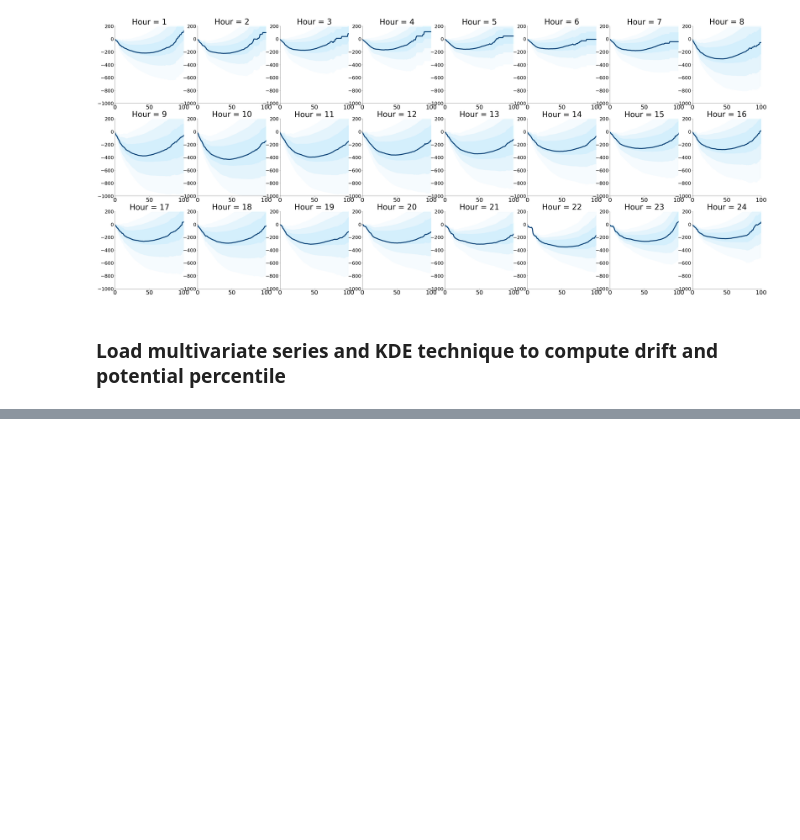
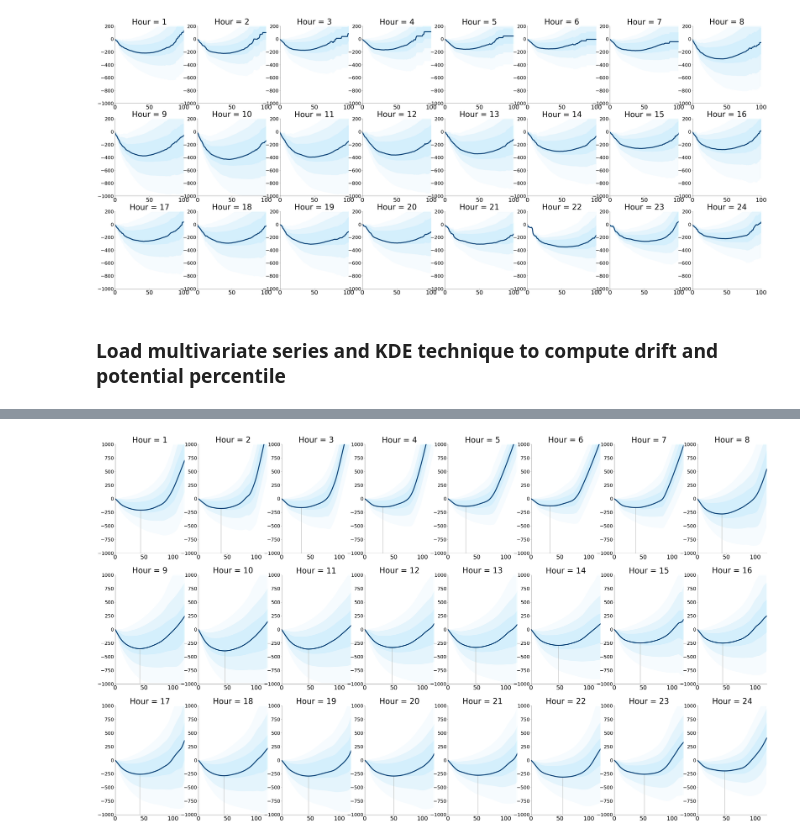
Before and after one commit to NonoMalpi/electricity, a Jupyter notebook: notebooks/potential_comparison.ipynb, the cells around one changed output, grey strips where cells are left out. Saved outputs shown, nothing was run; the diff lists cells and outputs as text; code cells hidden in the pictures; blank space fills up the shorter version.

Commit message:
:hammer: Update potential plot from KDE

```diff
--- a/notebooks/potential_comparison.ipynb
+++ b/notebooks/potential_comparison.ipynb
@@ -69,16 +69,15 @@ drift_percentile_value_x = pd.DataFrame(index=multi_idx, columns=x_range)
 for h in hours_list:
     gk = d_1_dict[h]
     for perc in perc_list:
-        drift_percentile_value_x.loc[(h, perc), x_range] = np.zeros_like(x_range)
+        drift_percentile_value_x.loc[(h, perc), x_range] = np.zeros_like(x_range).astype(float)
         percentile_value = np.zeros_like(x_range)
         for i in range(x_range.shape[0]):
             first_index = np.where((np.cumsum(gk.p[i]) / sum(gk.p[i])) > perc)[0][0]
             percentile_value[i] = gk.grid[1][i][first_index]
-        drift_percentile_value_x.loc[(h, perc)] = percentile_value
+        drift_percentile_value_x.loc[(h, perc)] = percentile_value.astype(float)
 
     drift_percentile_value_x.loc[(h,"mean")] = gk.expected_value_function[1, :]
 
 # Integrate to compute potential
 dx = gk.expected_value_function[0, 1] - gk.expected_value_function[0, 0]
-
-((-1)*np.cumsum(drift_percentile_value_x.loc[1] * dx, axis=1)).T.plot()
+potential_percentile_value_x = (-1)*np.cumsum(drift_percentile_value_x * dx, axis=1)
@@ -108,0 +84,33 @@ drift_percentile_value_x
+# %%
+fig, axis = plt.subplots(3, 8, figsize=(60, 35))
+percentiles_alpha = [0.2, 0.5, 1]
+
+for i, ax_list in enumerate(axis):
+    for j, ax in enumerate(ax_list):
+        h = 1 + i*8+j
+        potential_percentile_value_x.loc[h, "mean"].T.plot(ax=ax, lw=5, color=ImperialColors.blue.value)
+
+        for k, alpha_value in enumerate(percentiles_alpha):
+            ax.fill_between(
+                potential_percentile_value_x.columns,
+                potential_percentile_value_x.loc[h, perc_list[k]].astype(float),
+                potential_percentile_value_x.loc[h, perc_list[-k-1]].astype(float),
+                facecolor=ImperialColors.light_blue.value, alpha=alpha_value)
+
+        min_potential_index = potential_percentile_value_x.loc[h, "mean"].astype(float).argmin()
+        x_min = potential_percentile_value_x.columns[min_potential_index]
+        ax.vlines(
+            x=x_min, ymin=-1_000, ymax=potential_percentile_value_x.loc[h, "mean"].iloc[min_potential_index],
+            color=ImperialColors.cool_grey.value
+        )
+
+        ax.set_xlabel("")
+        ax.set_title(f"Hour = {h}", fontsize=40)
+        ax.set_xlim(0, 120)
+        ax.set_ylim(-1000, 1000)
+        ax.tick_params(axis='x', labelsize=30)
+        ax.tick_params(axis='y', labelsize=25)
+        ax.spines['right'].set_visible(False)
+        ax.spines['top'].set_visible(False)
+# %% [output]
+[figure, added]
```
Also changed, not shown: parts of 3 cells of this notebook.
